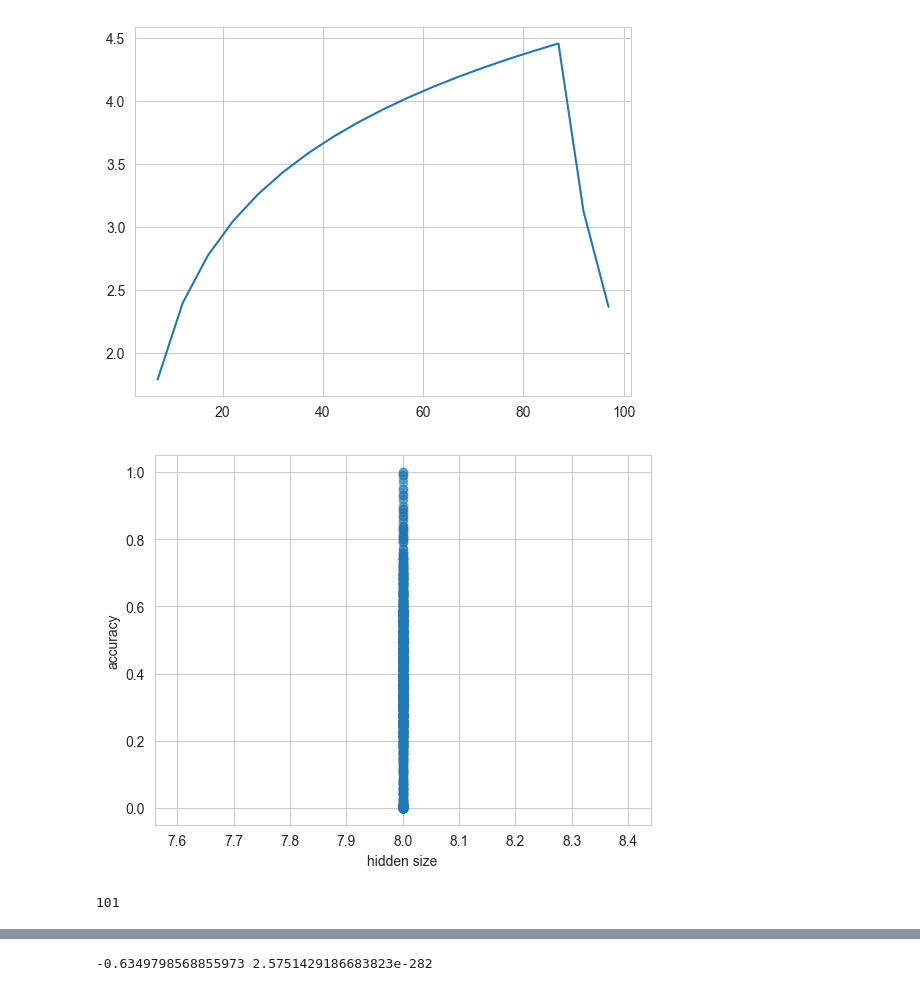
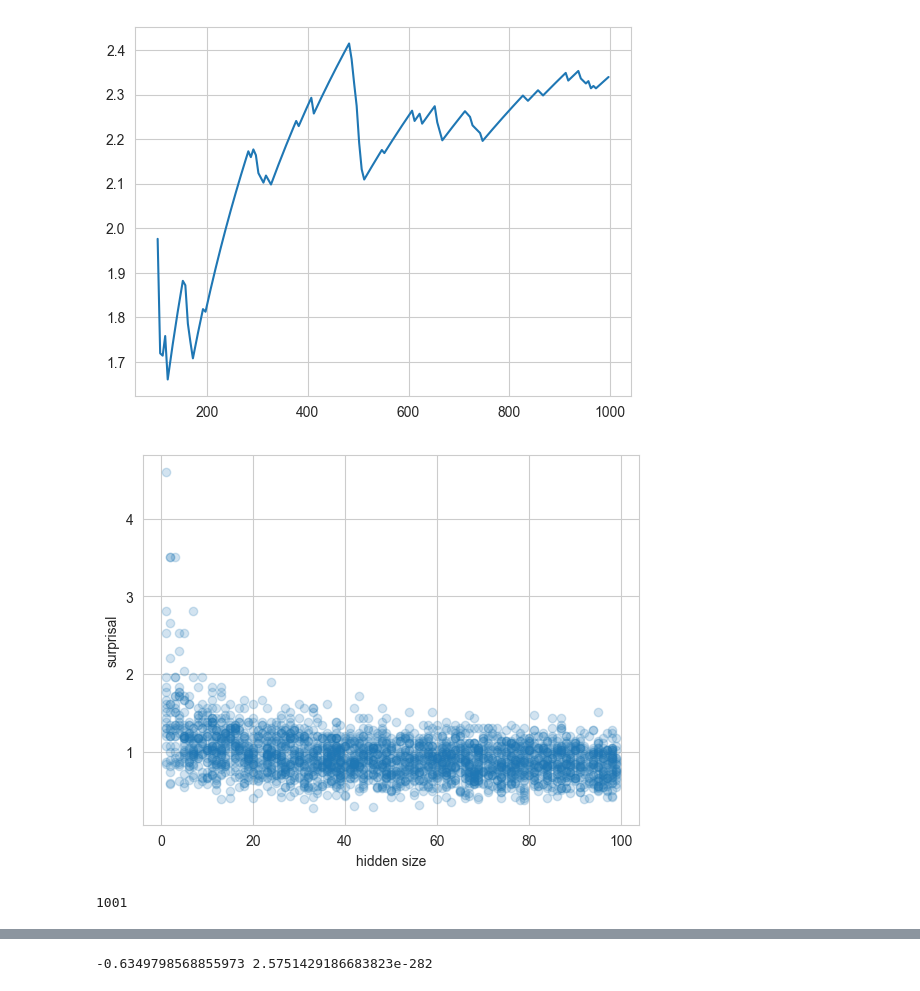
Before and after one commit to Petroleum-Blownapart/nn_game_of_life, a Jupyter notebook: animation_version.ipynb, the cells around one changed output, grey strips where cells are left out. Cells and saved outputs as stored; diff of their text form; code cells hidden in the pictures.

```diff
--- a/animation_version.ipynb
+++ b/animation_version.ipynb
@@ -294,11 +293,11 @@ class Board():
                 new_row.append(Cell(row=row, col=col,
                                     hidden_layers = np.random.randint(1, 5),
                                     learn_rate = 0.01,
-                                    #hidden_size = np.random.randint(1, 100),
+                                    hidden_size = np.random.randint(1, 100),
                                     #learn_rate = np.random.uniform(0.001, 1),
                                     #activation = np.random.choice(['ReLU', 'ELU', 'Hardswish', 'LeakyReLU', 'SELU', 'PReLU', 'ReLU6', 'SiLU', 'Mish', 'Softplus', 'CELU'])
                                     activation = 'ReLU',
-                                    optimizer = np.random.choice(["Adam", "SGD", "RMSprop", "Adadelta", "Adagrad", "Adamax", "AdamW"]),
+                                    #optimizer = np.random.choice(["Adam", "SGD", "RMSprop", "Adadelta", "Adagrad", "Adamax", "AdamW"]),
                                     ))
             self.cells.append(new_row)
         #Assign neighbors
@@ -443,7 +442,7 @@ track_data
 plt.plot(track_data['turn'], track_data['entropy (0, 0)'])
 plt.show()
 # %% [output]
-[figure, old version]
+[figure, new version]
 # %%
 data_dict = {
     'row': [],
@@ -476,16 +475,16 @@ for row in range(first_board.rows):
 
 result_data = pd.DataFrame(data_dict)
 # %%
-plt.scatter(result_data['hidden_size'], result_data['accuracy'], alpha=0.2)
+plt.scatter(result_data['hidden_size'], result_data['entropy'], alpha=0.2)
 plt.xlabel('hidden size')
-plt.ylabel('accuracy')
+plt.ylabel('surprisal')
 plt.show()
 # %% [output]
-[figure, old version]
+[figure, new version]
 # %%
 first_board.num_turns
 # %% [output]
-101
+1001
 # %%
 import seaborn as sns
 # %%
```
Also changed, not shown: parts of 5 cells of this notebook, 8 other files.
